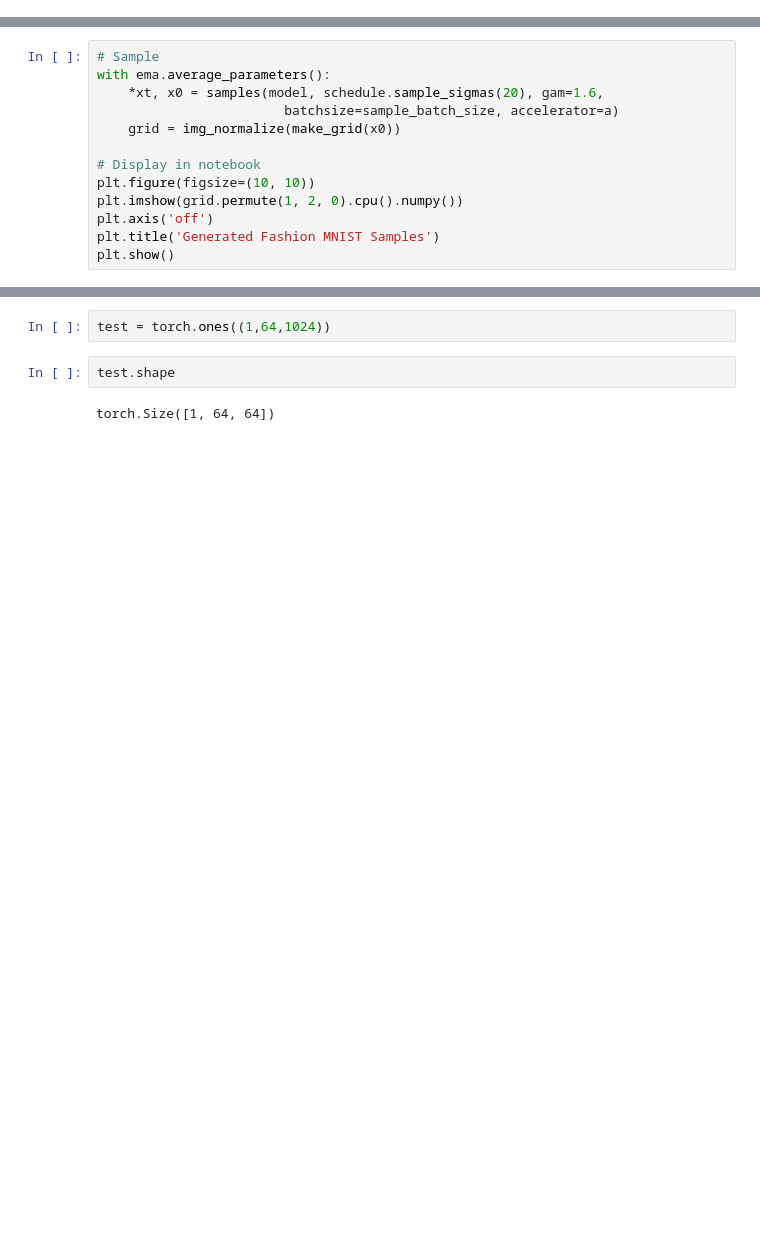
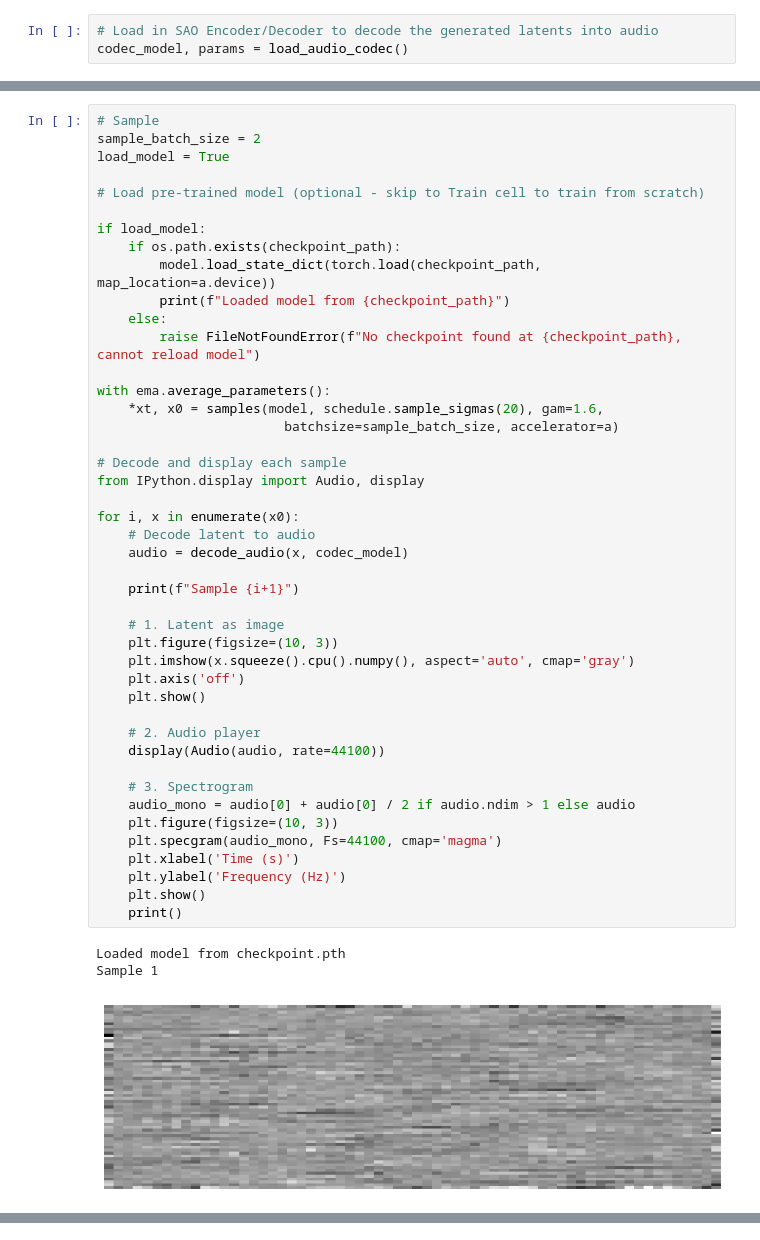
Before and after one commit to dzluke/audio-diffusion, a Jupyter notebook: audio-latent-smalldiffusion.ipynb, the cells around one changed output, grey strips where cells are left out. Saved outputs shown, nothing was run; the diff lists cells and outputs as text; blank space fills up the shorter version.

Commit message:
Latebt audio diffusion in smalldiffusion works perhaps

```diff
--- a/audio-latent-smalldiffusion.ipynb
+++ b/audio-latent-smalldiffusion.ipynb
@@ -71,0 +67,3 @@ plt.show()
+# %%
+# Load in SAO Encoder/Decoder to decode the generated latents into audio
+codec_model, params = load_audio_codec()
@@ -72,13 +77,48 @@ plt.show()
 # %%
 # Sample
+sample_batch_size = 2
+load_model = True
+
+# Load pre-trained model (optional - skip to Train cell to train from scratch)
+
+if load_model:
+    if os.path.exists(checkpoint_path):
+        model.load_state_dict(torch.load(checkpoint_path, map_location=a.device))
+        print(f"Loaded model from {checkpoint_path}")
+    else:
+        raise FileNotFoundError(f"No checkpoint found at {checkpoint_path}, cannot reload model")
+
 with ema.average_parameters():
     *xt, x0 = samples(model, schedule.sample_sigmas(20), gam=1.6,
                         batchsize=sample_batch_size, accelerator=a)
-    grid = img_normalize(make_grid(x0))
 
-# Display in notebook
-plt.figure(figsize=(10, 10))
-plt.imshow(grid.permute(1, 2, 0).cpu().numpy())
-plt.axis('off')
-plt.title('Generated Fashion MNIST Samples')
-plt.show()
+# Decode and display each sample
+from IPython.display import Audio, display
+
+for i, x in enumerate(x0):
+    # Decode latent to audio
+    audio = decode_audio(x, codec_model)
+
+    print(f"Sample {i+1}")
+
+    # 1. Latent as image
+    plt.figure(figsize=(10, 3))
+    plt.imshow(x.squeeze().cpu().numpy(), aspect='auto', cmap='gray')
+    plt.axis('off')
+    plt.show()
+
+    # 2. Audio player
+    display(Audio(audio, rate=44100))
+
+    # 3. Spectrogram
+    audio_mono = audio[0] + audio[0] / 2 if audio.ndim > 1 else audio
+    plt.figure(figsize=(10, 3))
+    plt.specgram(audio_mono, Fs=44100, cmap='magma')
+    plt.xlabel('Time (s)')
+    plt.ylabel('Frequency (Hz)')
+    plt.show()
+    print()
+# %% [output]
+Loaded model from checkpoint.pth
+Sample 1
+[figure, added]
@@ -85,6 +130,0 @@ plt.show()
-# %%
-test = torch.ones((1,64,1024))
-# %%
-test.shape
-# %% [output]
-torch.Size([1, 64, 64])
```
Also changed, not shown: parts of 8 cells of this notebook, 1 other file.
